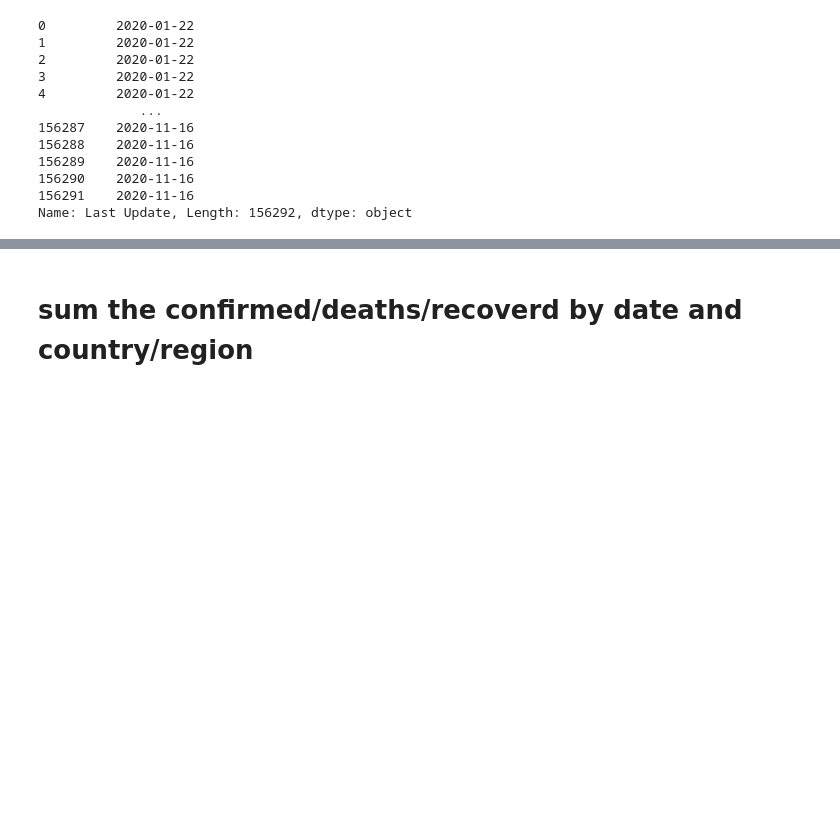
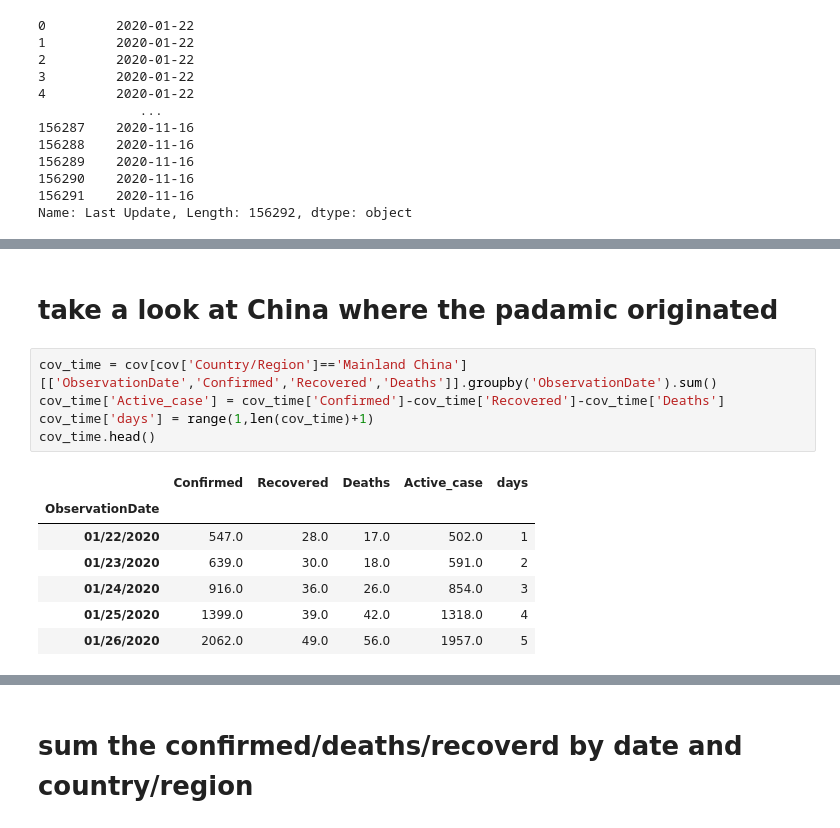
Before and after one commit to willhwh/DS_60Days, a Jupyter notebook: project1_cov.ipynb, the cells around one changed output, grey strips where cells are left out. Drawn from its saved outputs; the diff is of its cells as text; blank space fills up the shorter version.

```diff
--- a/project1_cov.ipynb
+++ b/project1_cov.ipynb
@@ -310,0 +389,15 @@ Name: Last Update, Length: 156292, dtype: object
+# %% [markdown]
+# take a look at China where the padamic originated
+# %%
+cov_time = cov[cov['Country/Region']=='Mainland China'][['ObservationDate','Confirmed','Recovered','Deaths']].groupby('ObservationDate').sum()
+cov_time['Active_case'] = cov_time['Confirmed']-cov_time['Recovered']-cov_time['Deaths']
+cov_time['days'] = range(1,len(cov_time)+1)
+cov_time.head()
+# %% [output]
+|  | Confirmed | Recovered | Deaths | Active_case | days |
+| ObservationDate |  |  |  |  |  |
+| 01/22/2020 | 547.0 | 28.0 | 17.0 | 502.0 | 1 |
+| 01/23/2020 | 639.0 | 30.0 | 18.0 | 591.0 | 2 |
+| 01/24/2020 | 916.0 | 36.0 | 26.0 | 854.0 | 3 |
+| 01/25/2020 | 1399.0 | 39.0 | 42.0 | 1318.0 | 4 |
+| 01/26/2020 | 2062.0 | 49.0 | 56.0 | 1957.0 | 5 |
```
Also changed, not shown: parts of 24 cells of this notebook.
